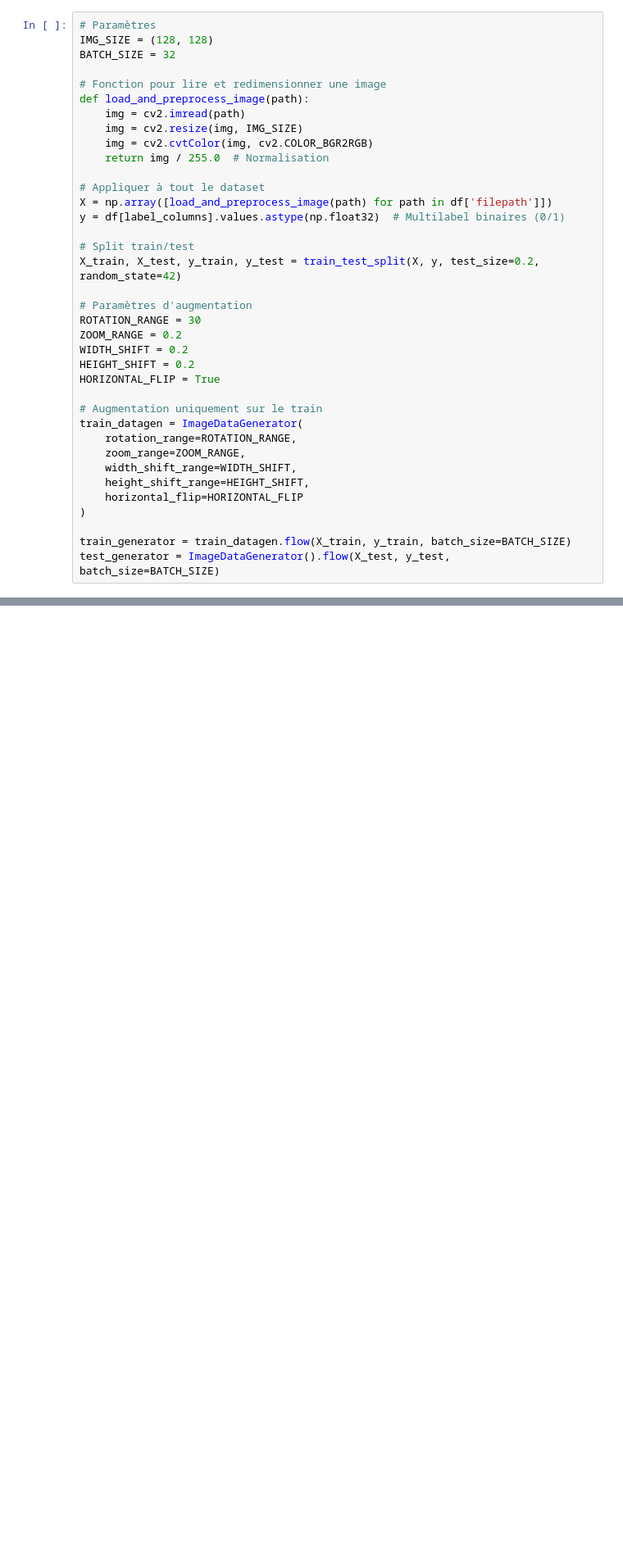
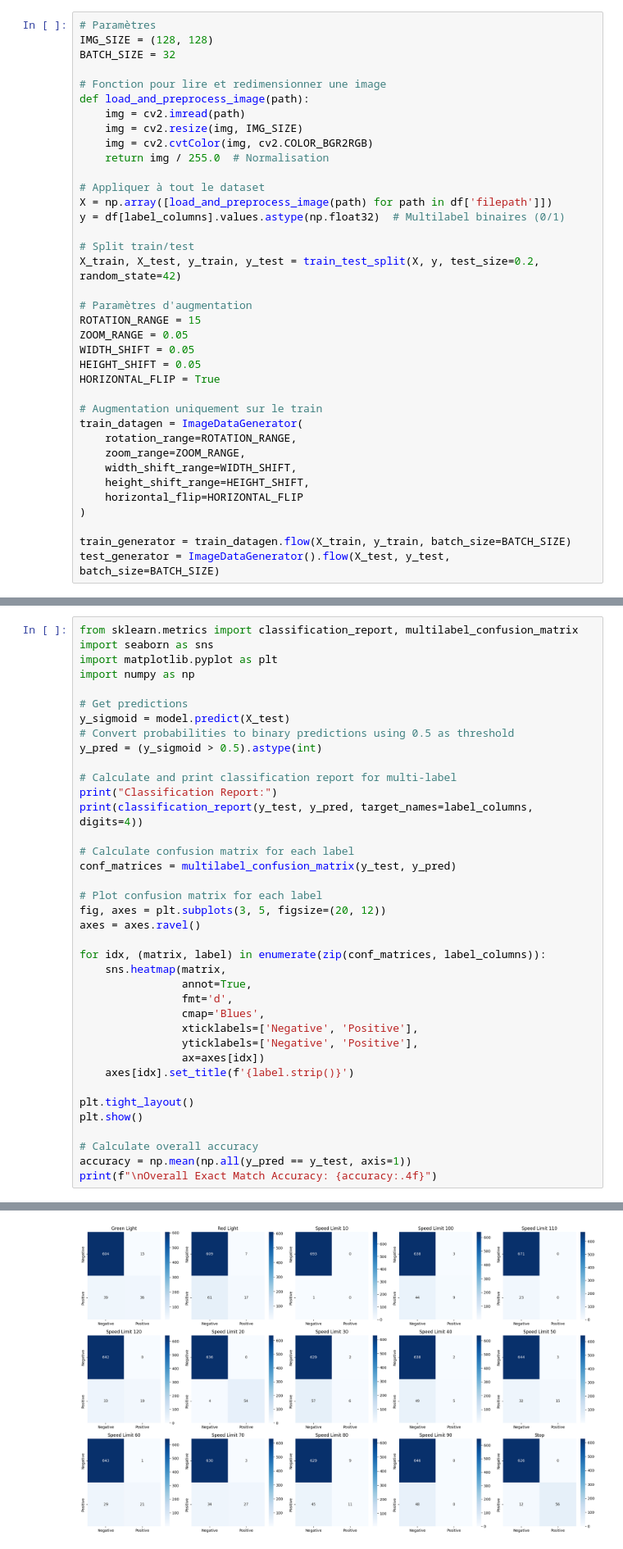
Before and after one commit to SachaVdc/Traffic-Scan, a Jupyter notebook: Panneaux_TensorFlow_REMAKE.ipynb, the cells around one changed output, grey strips where cells are left out. Shown at 82% size. Drawn from its saved outputs; the diff is of its cells as text; blank space fills up the shorter version.

Commit message:
Model_panneau parameters +

```diff
--- a/Panneaux_TensorFlow_REMAKE.ipynb
+++ b/Panneaux_TensorFlow_REMAKE.ipynb
@@ -56,10 +56,10 @@ y = df[label_columns].values.astype(np.float32)  # Multilabel binaires (0/1)
 X_train, X_test, y_train, y_test = train_test_split(X, y, test_size=0.2, random_state=42)
 
 # Paramètres d'augmentation
-ROTATION_RANGE = 30
-ZOOM_RANGE = 0.2
-WIDTH_SHIFT = 0.2
-HEIGHT_SHIFT = 0.2
+ROTATION_RANGE = 15
+ZOOM_RANGE = 0.05
+WIDTH_SHIFT = 0.05
+HEIGHT_SHIFT = 0.05
 HORIZONTAL_FLIP = True
 
 # Augmentation uniquement sur le train
@@ -190,0 +221,39 @@ plt.show()
+# %%
+from sklearn.metrics import classification_report, multilabel_confusion_matrix
+import seaborn as sns
+import matplotlib.pyplot as plt
+import numpy as np
+
+# Get predictions
+y_sigmoid = model.predict(X_test)
+# Convert probabilities to binary predictions using 0.5 as threshold
+y_pred = (y_sigmoid > 0.5).astype(int)
+
+# Calculate and print classification report for multi-label
+print("Classification Report:")
+print(classification_report(y_test, y_pred, target_names=label_columns, digits=4))
+
+# Calculate confusion matrix for each label
+conf_matrices = multilabel_confusion_matrix(y_test, y_pred)
+
+# Plot confusion matrix for each label
+fig, axes = plt.subplots(3, 5, figsize=(20, 12))
+axes = axes.ravel()
+
+for idx, (matrix, label) in enumerate(zip(conf_matrices, label_columns)):
+    sns.heatmap(matrix,
+                annot=True,
+                fmt='d',
+                cmap='Blues',
+                xticklabels=['Negative', 'Positive'],
+                yticklabels=['Negative', 'Positive'],
+                ax=axes[idx])
+    axes[idx].set_title(f'{label.strip()}')
+
+plt.tight_layout()
+plt.show()
+
+# Calculate overall accuracy
+accuracy = np.mean(np.all(y_pred == y_test, axis=1))
+print(f"\nOverall Exact Match Accuracy: {accuracy:.4f}")
+# %% [output]
@@ -190,0 +277 @@ plt.show()
+[figure, added]
```
Also changed, not shown: parts of 4 cells of this notebook, 7 other files.
